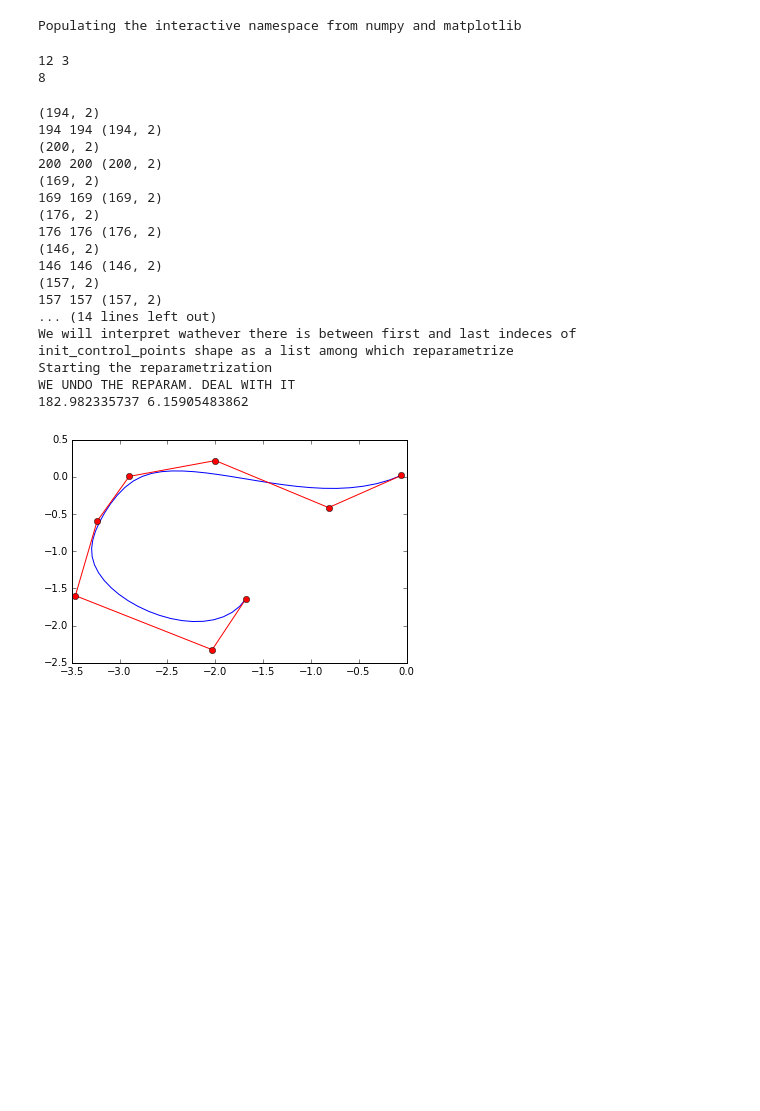
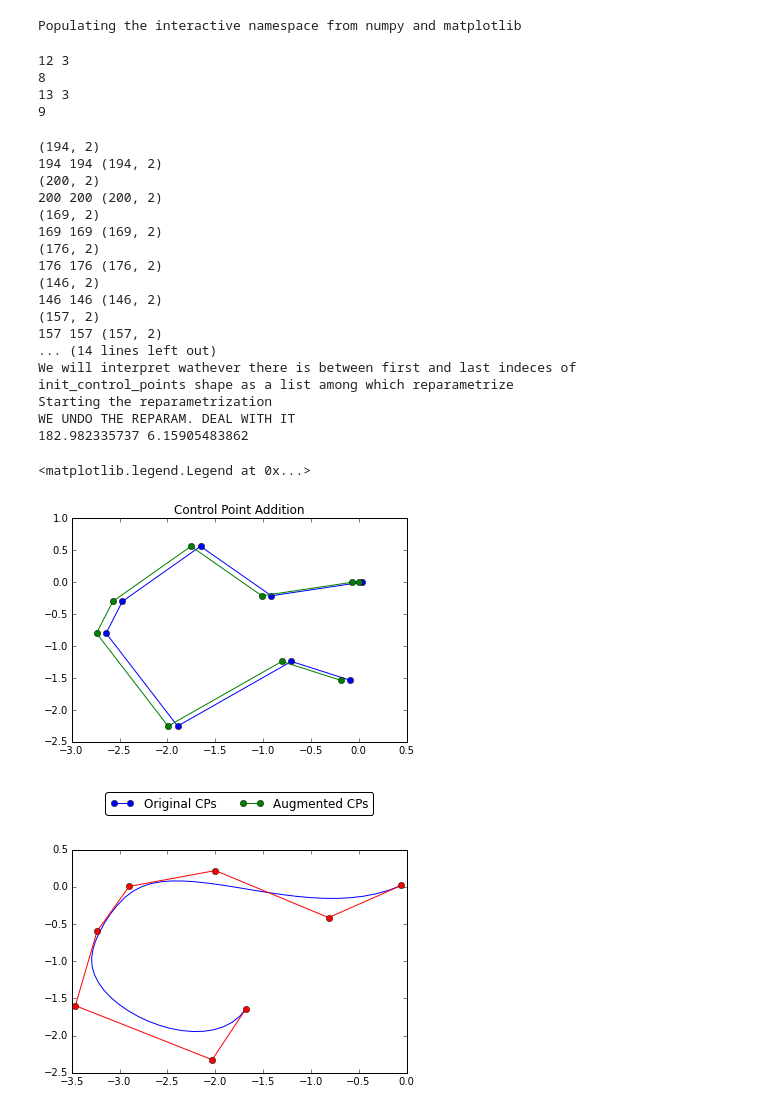
Before and after one commit to nicola-giuliani/ePICURE, a Jupyter notebook: Guasto.ipynb, the cells around one changed output. Cells and saved outputs as stored; diff of their text form; code cells hidden in the pictures; blank space fills up the shorter version.

```diff
--- a/Guasto.ipynb
+++ b/Guasto.ipynb
@@ -21,9 +21,26 @@ knots[-p-1::] = 1
 print len(knots), p
 vsl = BsplineVectorSpace(p, knots)
 print vsl.n_dofs
+#BSpline parameters
+n = 5
+p = 3
+# Number of least square points
+n_ls = 140
+
+# Open knot vector
+knots = np.zeros(n+2*(p+1))
+
+knots = np.linspace(0,1,len(knots))
+knots[0:p+1] = 0
+knots[-p-1::] = 1
+print len(knots), p
+vsl_long = BsplineVectorSpace(p, knots)
+print vsl_long.n_dofs
 # %% [output]
 12 3
 8
+13 3
+9
 # %%
 Guasto = np.load('GuastoPoints.npy')
 start_frame = Guasto[0,0]
@@ -52,33 +69,39 @@ for i in range(frames_per_stroke):
     print points.shape
     #print points
     t = np.linspace(0,1,points_per_frame[i])
     Guasto_CP[1:,i,:2] = least_square_by_points(vsl, points, t)
     #print Guasto_CP[1:,i,:]
 
 arky = ArcLengthParametrizer(vsl, Guasto_CP[1:,:,:], 3)
 Guasto_CP_rep[1:,:,:]=arky.reparametrize()
 Guasto_length=np.max(arky.lengths)
 Julicher_length=6.15905483862
 print Guasto_length,Julicher_length
+plot(Guasto_CP_rep[1:,0,0]/Guasto_length*Julicher_length,Guasto_CP_rep[1:,0,1]/Guasto_length*Julicher_length,'o-',label='Original CPs')
 Guasto_CP_rep[1:,:,:]=Guasto_CP_rep[1:,:,:]/Guasto_length*Julicher_length-np.array([0.1,0,0])
+plot(Guasto_CP_rep[:,0,0],Guasto_CP_rep[:,0,1],'o-',label='Augmented CPs')
+title('Control Point Addition')
+legend(loc='upper center', bbox_to_anchor=(0.5, -0.2), fancybox=True, ncol=2)
 # %% [output]
 (194, 2)
 194 194 (194, 2)
 (200, 2)
 200 200 (200, 2)
 (169, 2)
 169 169 (169, 2)
 (176, 2)
 176 176 (176, 2)
 (146, 2)
 146 146 (146, 2)
 (157, 2)
 157 157 (157, 2)
 ... (14 lines left out)
 We will interpret wathever there is between first and last indeces of init_control_points shape as a list among which reparametrize
 Starting the reparametrization
 WE UNDO THE REPARAM. DEAL WITH IT
 182.982335737 6.15905483862
+<matplotlib.legend.Legend at 0x...>
+[figure, added]
 # %%
 class Antenna(object):
     def __init__(self, cp, vs):
```
Also changed, not shown: parts of 3 cells of this notebook.
